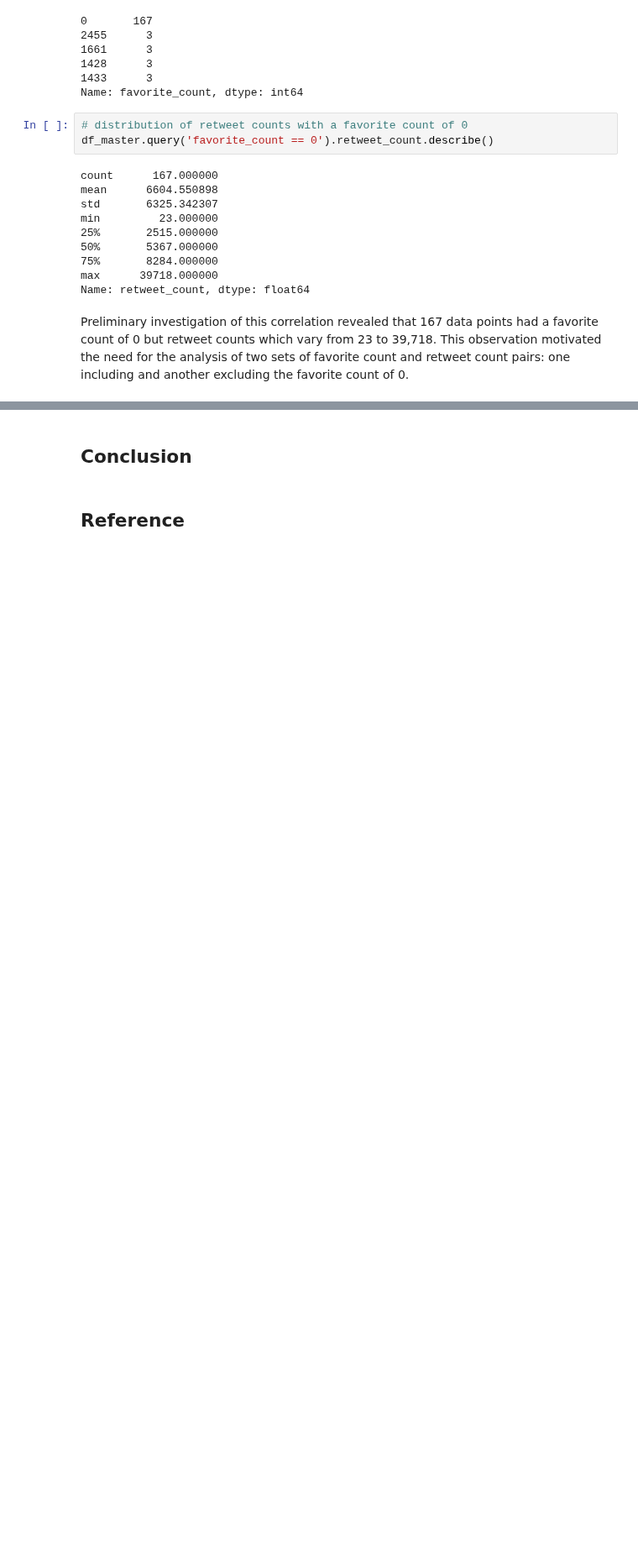
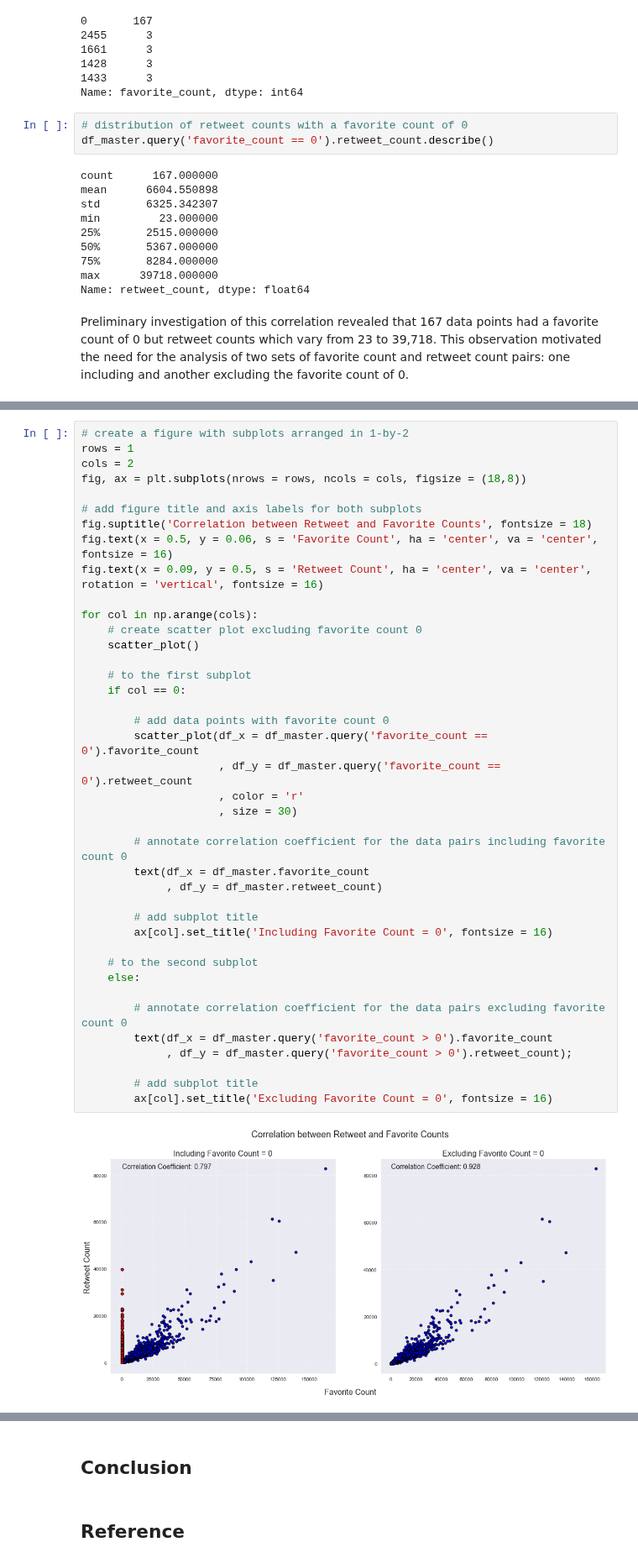
Before and after one commit to jmlcode/p3-analyze-tweet-data, a Jupyter notebook: eda_act.ipynb, the cells around one changed output, grey strips where cells are left out. Shown at 84% size. Drawn from its saved outputs; the diff is of its cells as text; blank space fills up the shorter version.

Commit message:
Add scatter plots and perform linear regressions for favorites and retweets

```diff
--- a/eda_act.ipynb
+++ b/eda_act.ipynb
@@ -347,0 +378,42 @@ Preliminary investigation of this correlation revealed that 167 data points had
+# %%
+# create a figure with subplots arranged in 1-by-2
+rows = 1
+cols = 2
+fig, ax = plt.subplots(nrows = rows, ncols = cols, figsize = (18,8))
+
+# add figure title and axis labels for both subplots
+fig.suptitle('Correlation between Retweet and Favorite Counts', fontsize = 18)
+fig.text(x = 0.5, y = 0.06, s = 'Favorite Count', ha = 'center', va = 'center', fontsize = 16)
+fig.text(x = 0.09, y = 0.5, s = 'Retweet Count', ha = 'center', va = 'center', rotation = 'vertical', fontsize = 16)
+
+for col in np.arange(cols):
+    # create scatter plot excluding favorite count 0
+    scatter_plot()
+
+    # to the first subplot
+    if col == 0:
+
+        # add data points with favorite count 0
+        scatter_plot(df_x = df_master.query('favorite_count == 0').favorite_count
+                     , df_y = df_master.query('favorite_count == 0').retweet_count
+                     , color = 'r'
+                     , size = 30)
+
+        # annotate correlation coefficient for the data pairs including favorite count 0
+        text(df_x = df_master.favorite_count
+             , df_y = df_master.retweet_count)
+
+        # add subplot title
+        ax[col].set_title('Including Favorite Count = 0', fontsize = 16)
+
+    # to the second subplot
+    else:
+
+        # annotate correlation coefficient for the data pairs excluding favorite count 0
+        text(df_x = df_master.query('favorite_count > 0').favorite_count
+             , df_y = df_master.query('favorite_count > 0').retweet_count);
+
+        # add subplot title
+        ax[col].set_title('Excluding Favorite Count = 0', fontsize = 16)
+# %% [output]
+[figure, added]
```
Also changed, not shown: parts of 7 cells of this notebook.
